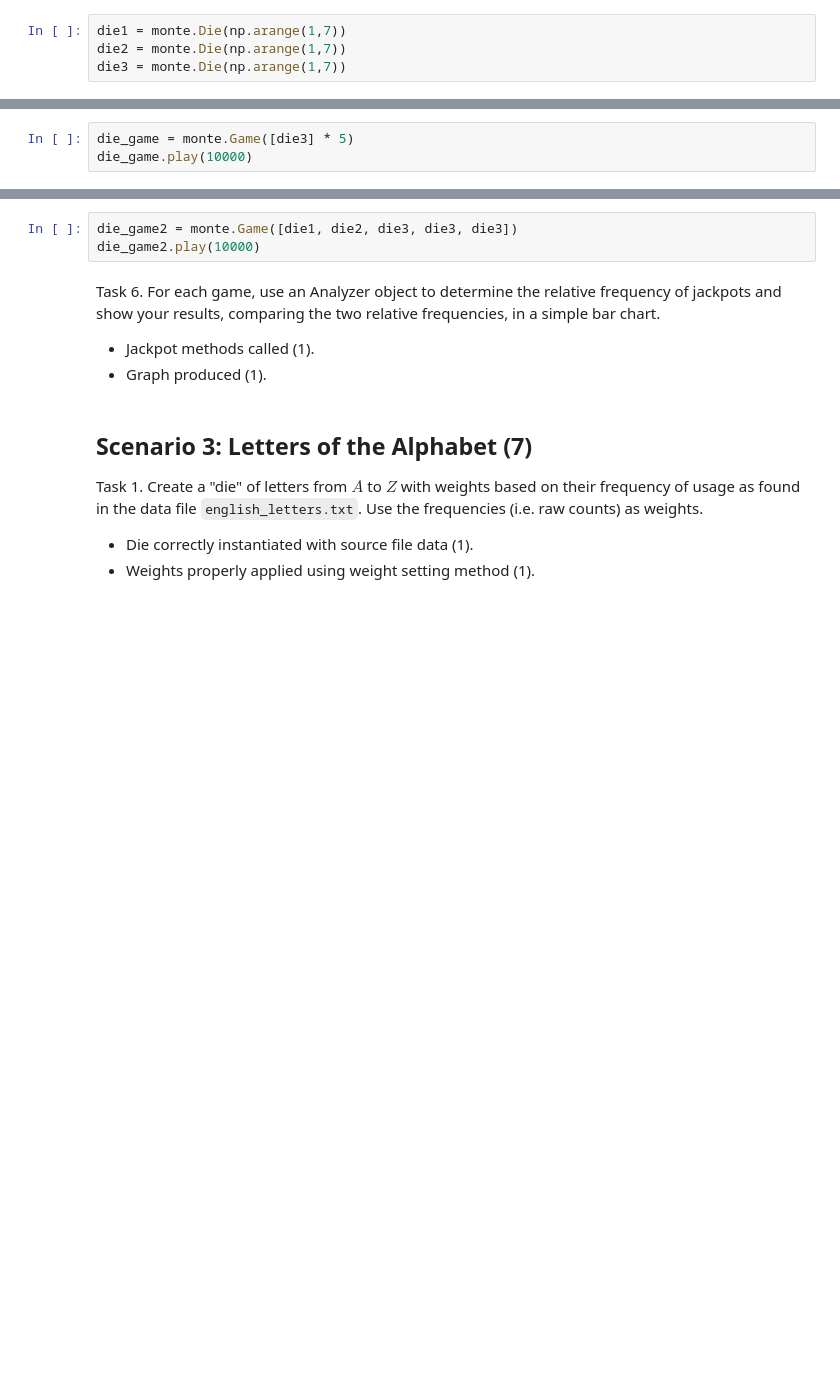
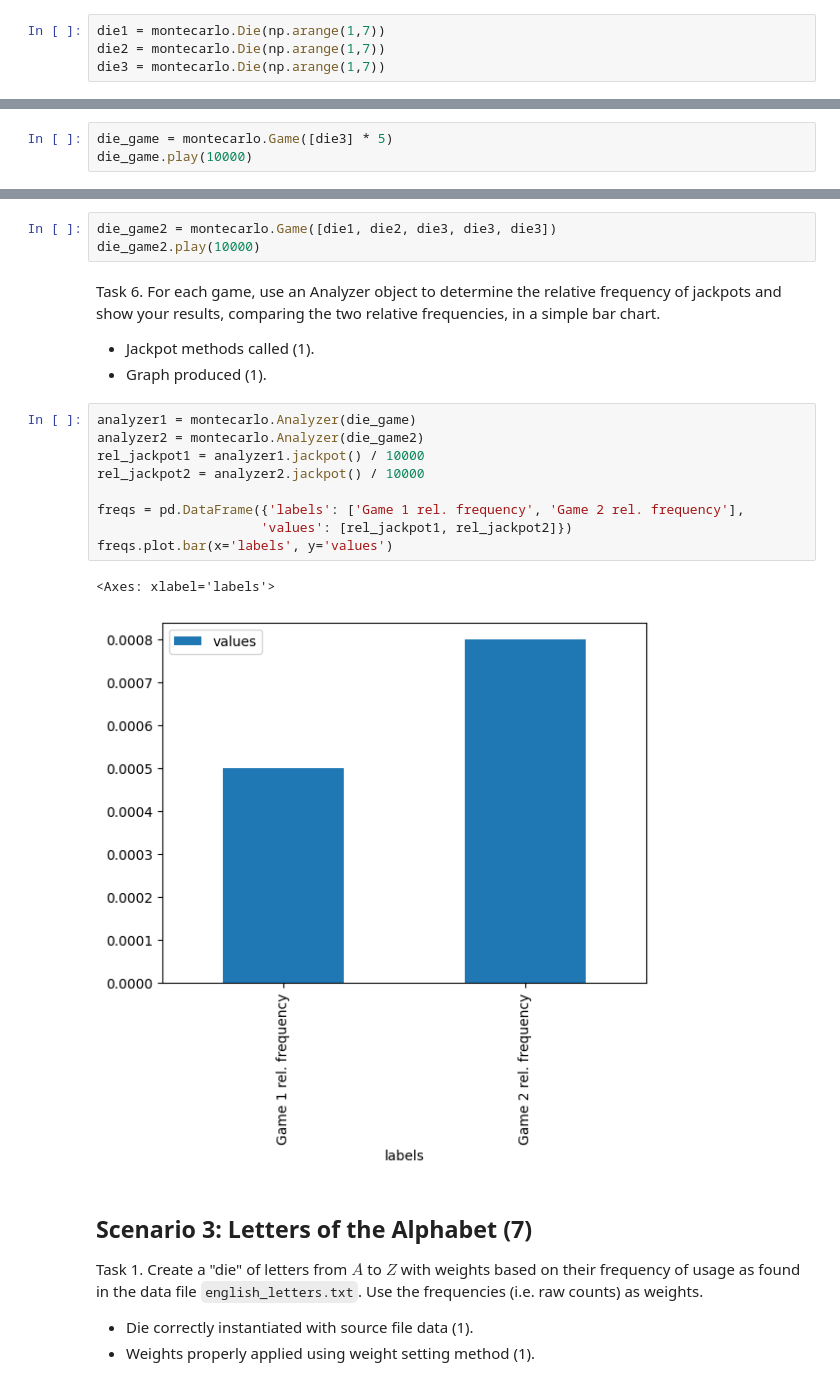
Before and after one commit to jkenzak/monte-carlo-simulator, a Jupyter notebook: DS51200_FinalProjectTemplate.ipynb, the cells around one changed output, grey strips where cells are left out. Saved outputs shown, nothing was run; the diff lists cells and outputs as text; blank space fills up the shorter version.

```diff
--- a/DS51200_FinalProjectTemplate.ipynb
+++ b/DS51200_FinalProjectTemplate.ipynb
@@ -185,9 +506,9 @@ Task 1. Create three dice, each with six sides having the faces 1 through 6.
 
 - Three die objects created (1).
 # %%
-die1 = monte.Die(np.arange(1,7))
-die2 = monte.Die(np.arange(1,7))
-die3 = monte.Die(np.arange(1,7))
+die1 = montecarlo.Die(np.arange(1,7))
+die2 = montecarlo.Die(np.arange(1,7))
+die3 = montecarlo.Die(np.arange(1,7))
 # %% [markdown]
 Task 2. Convert one of the dice to an unfair one by weighting the face $6$ five times more than the other weights (i.e. it has weight of 5 and the others a weight of 1 each).
 
@@ -206,7 +527,7 @@ Task 4. Play a game of $10000$ rolls with $5$ fair dice.
 - Game class properly instantiated (1).
 - Play method called properly (1).
 # %%
-die_game = monte.Game([die3] * 5)
+die_game = montecarlo.Game([die3] * 5)
 die_game.play(10000)
 # %% [markdown]
 Task 5. Play another game of $10000$ rolls, this time with $2$ unfair dice, one as defined in steps #2 and #3 respectively, and $3$ fair dice.
@@ -214,13 +535,25 @@ Task 5. Play another game of $10000$ rolls, this time with $2$ unfair dice, one
 - Game class properly instantiated (1).
 - Play method called properly (1).
 # %%
-die_game2 = monte.Game([die1, die2, die3, die3, die3])
+die_game2 = montecarlo.Game([die1, die2, die3, die3, die3])
 die_game2.play(10000)
 # %% [markdown]
 Task 6. For each game, use an Analyzer object to determine the relative frequency of jackpots and show your results, comparing the two relative frequencies, in a simple bar chart.
 
 - Jackpot methods called (1).
 - Graph produced (1).
+# %%
+analyzer1 = montecarlo.Analyzer(die_game)
+analyzer2 = montecarlo.Analyzer(die_game2)
+rel_jackpot1 = analyzer1.jackpot() / 10000
+rel_jackpot2 = analyzer2.jackpot() / 10000
+
+freqs = pd.DataFrame({'labels': ['Game 1 rel. frequency', 'Game 2 rel. frequency'],
+                     'values': [rel_jackpot1, rel_jackpot2]})
+freqs.plot.bar(x='labels', y='values')
+# %% [output]
+<Axes: xlabel='labels'>
+[figure, added]
 # %% [markdown]
 ## Scenario 3: Letters of the Alphabet (7)
 
```
Also changed, not shown: parts of 20 cells of this notebook, 2 other files.
